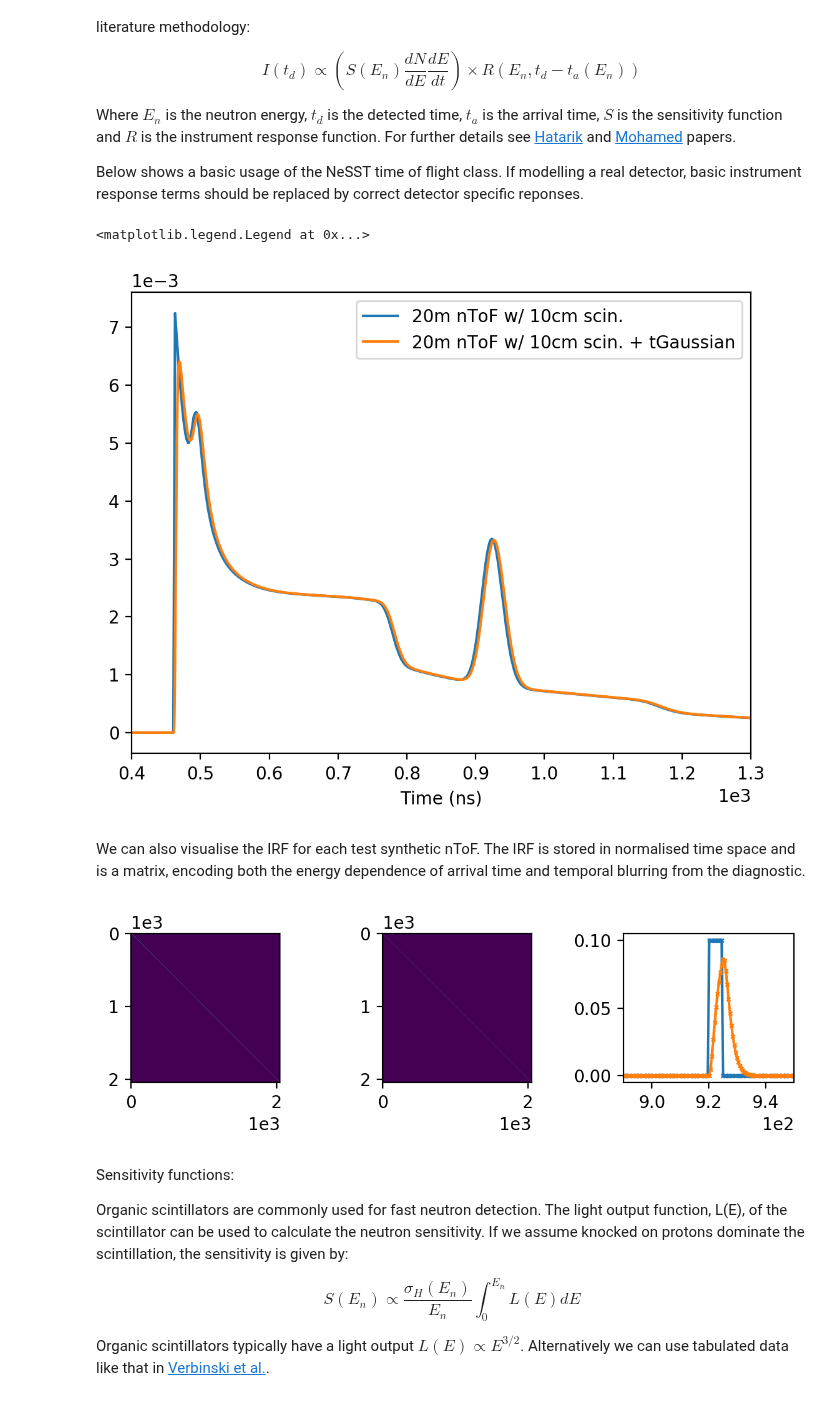
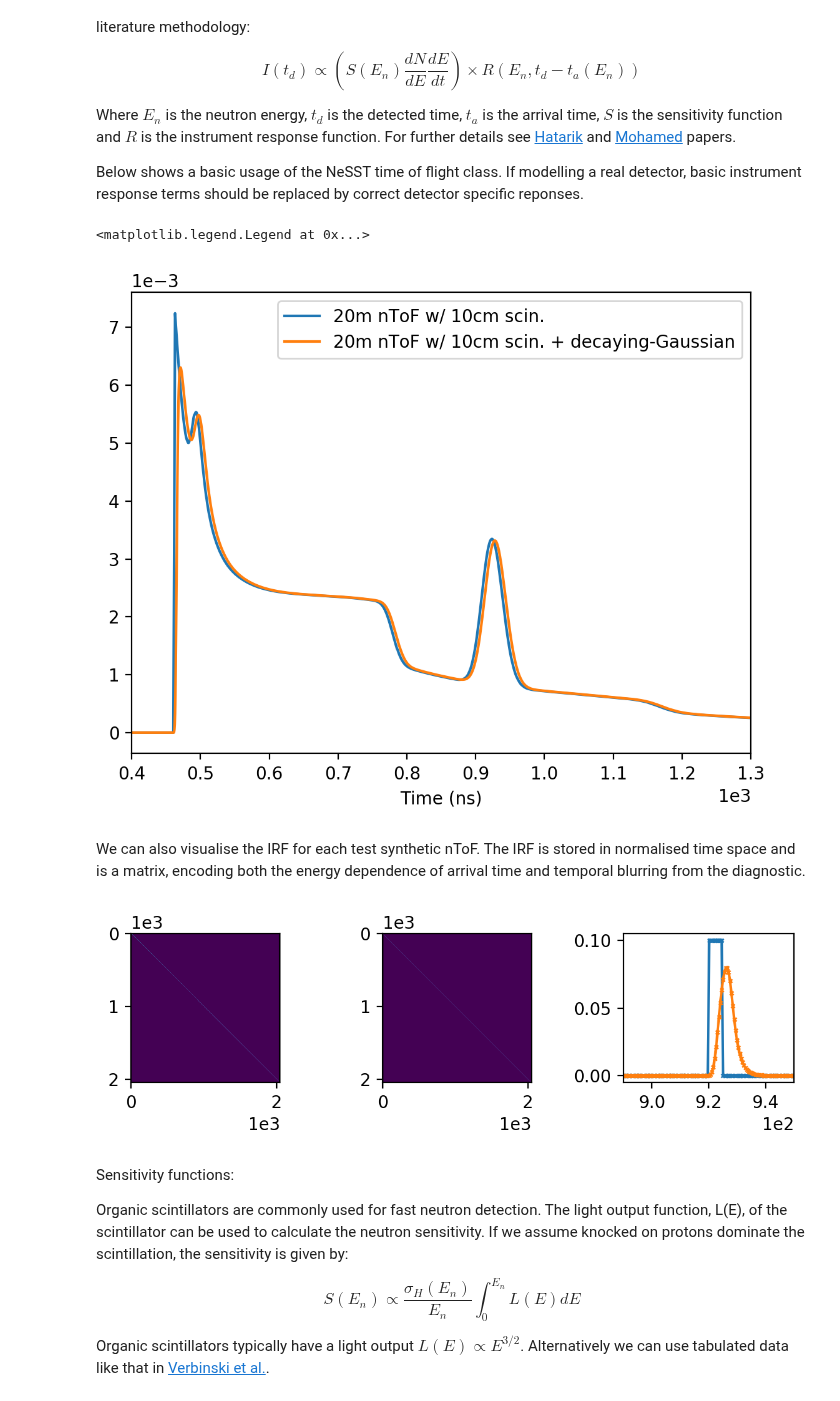
Before and after one commit to aidancrilly/NeSST, a Jupyter notebook: example/NeSST Guide.ipynb, the cells around one changed output. Cells and saved outputs as stored; diff of their text form; code cells hidden in the pictures.

```diff
--- a/example/NeSST Guide.ipynb
+++ b/example/NeSST Guide.ipynb
@@ -495,27 +495,27 @@ Below shows a basic usage of the NeSST time of flight class. If modelling a real
 nToF_distance = 20.0 # m
 flat_sens = nst.time_of_flight.get_unity_sensitivity()
 tophat_10cmthickscintillator = nst.time_of_flight.get_transit_time_tophat_IRF(scintillator_thickness=0.1)
-tGaussian_10cmthickscintillator = nst.time_of_flight.get_transit_time_tophat_w_tGaussian_IRF(scintillator_thickness=0.1,gaussian_FWHM=20e-9,tgaussian_peak_pos=1.5e-9)
+decayingGaussian_10cmthickscintillator = nst.time_of_flight.get_transit_time_tophat_w_decayingGaussian_IRF(scintillator_thickness=0.1,gaussian_FWHM=2.5e-9,decay_time=2e-9)
 # %%
 E_ntof = np.linspace(1.0e6,10.0e6,500)
 dNdE = DT_spec_fit.model(E_ntof,rhoL,P1,vbar,dv,fT,fD,Yn)
 
 plt.figure(dpi=200)
 
 test_20m_nToF_1 = nst.time_of_flight.nToF(nToF_distance,flat_sens,tophat_10cmthickscintillator)
 t_det,normt_det,signal = test_20m_nToF_1.get_signal(E_ntof,dNdE)
 plt.plot(t_det/1e-9,signal,label='20m nToF w/ 10cm scin.')
 
-test_20m_nToF_2 = nst.time_of_flight.nToF(nToF_distance,flat_sens,tGaussian_10cmthickscintillator)
+test_20m_nToF_2 = nst.time_of_flight.nToF(nToF_distance,flat_sens,decayingGaussian_10cmthickscintillator)
 t_det,normt_det,signal = test_20m_nToF_2.get_signal(E_ntof,dNdE)
-plt.plot(t_det/1e-9,signal,label='20m nToF w/ 10cm scin. + tGaussian')
+plt.plot(t_det/1e-9,signal,label='20m nToF w/ 10cm scin. + decaying-Gaussian')
 
 plt.xlim(400,1300)
 plt.xlabel("Time (ns)")
 plt.legend()
 # %% [output]
 <matplotlib.legend.Legend at 0x...>
-[figure, old version]
+[figure, new version]
 # %% [markdown]
 We can also visualise the IRF for each test synthetic nToF. The IRF is stored in normalised time space and is a matrix, encoding both the energy dependence of arrival time and temporal blurring from the diagnostic.
 # %%
@@ -531,7 +531,7 @@ ax3.plot(t_det/1e-9,test_20m_nToF_2.R[:,1200],marker='x',markersize=2)
 ax3.set_xlim(890,950)
 fig.tight_layout()
 # %% [output]
-[figure, old version]
+[figure, new version]
 # %% [markdown]
 Sensitivity functions:
 
```
Also changed, not shown: parts of 5 cells of this notebook, 1 other file.
